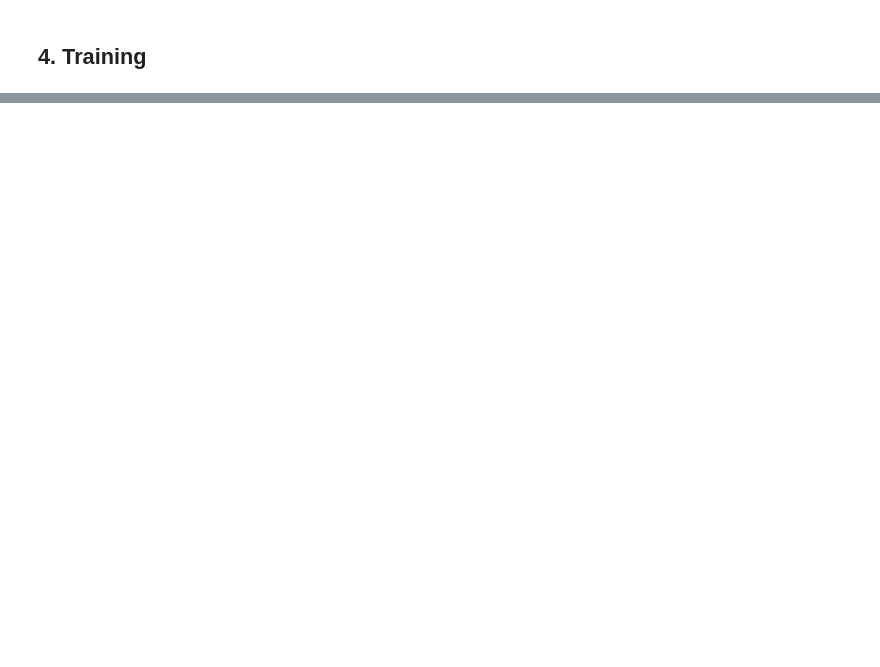
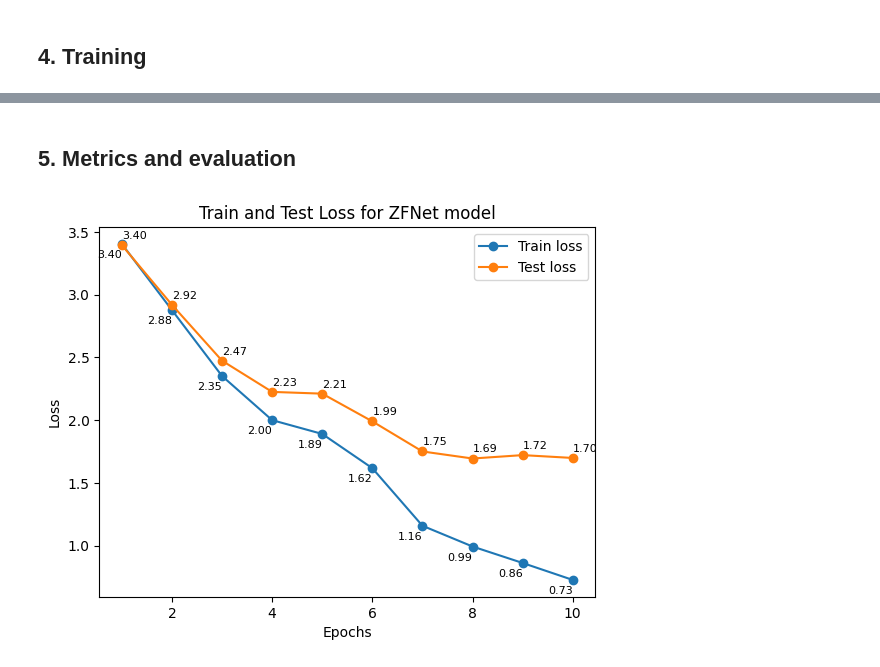
Before and after one commit to sprince0031/UL_Masters, a Jupyter notebook: SEM_2/CS6482-Deep_Reinforcement_Learning/Assignment1/CS6482-Assign1-23007575-23052058.ipynb, the cells around one changed output, grey strips where cells are left out. Drawn from its saved outputs; the diff is of its cells as text; code cells hidden in the pictures; blank space fills up the shorter version.

Commit message:
[Update] v0.8 of assignment done with a working model and preliminary metrics.

```diff
--- a/SEM_2/CS6482-Deep_Reinforcement_Learning/Assignment1/CS6482-Assign1-23007575-23052058.ipynb
+++ b/SEM_2/CS6482-Deep_Reinforcement_Learning/Assignment1/CS6482-Assign1-23007575-23052058.ipynb
@@ -253,22 +203,0 @@ plt.show()
-# %%
-# the resnet34 model
-class Alexnet(nn.Module):
-    def __init__(self, pretrained):
-        super(Alexnet, self).__init__()
-        if pretrained is True:
-            self.model = models.alexnet()
-        else:
-            self.model = models.alexnet(weights=None)
-
-        # change the classification layer
-        self.l0 = nn.Linear(512, len(lb.classes_))
-        self.dropout = nn.Dropout2d(0.4)
-    def forward(self, x):
-        # get the batch size only, ignore (c, h, w)
-        batch, _, _, _ = x.shape
-        x = self.model.features(x)
-        x = F.adaptive_avg_pool2d(x, 1).reshape(batch, -1)
-        x = self.dropout(x)
-        l0 = self.l0(x)
-        return l0
-model = Alexnet(pretrained=True).to(device)
@@ -345,0 +243,3 @@ class AlexNet(nn.Module):
+# %%
+zfnet = ZFNet(num_classes=101).to(device)
+summary(zfnet, (3, 227, 227))
@@ -409,3 +327,10 @@ def train_loop(train_dataloader, test_dataloader, model, loss_fn, optimizer, epo
 
     print("Done training!")
     return train_loss, train_accuracy, test_loss, test_accuracy
+# %%
+# Define the loss function and the optimizer
+loss_fn = nn.CrossEntropyLoss()
+optimizer = torch.optim.Adam(zfnet.parameters(), lr=1e-3)
+
+epochs = 10
+train_loss, train_accuracy, test_loss, test_accuracy = train_loop(train_loader, test_loader, zfnet, loss_fn, optimizer, epochs)
@@ -411,0 +355,2 @@ def train_loop(train_dataloader, test_dataloader, model, loss_fn, optimizer, epo
+# %% [markdown]
+## 5. Metrics and evaluation
@@ -411,0 +407,11 @@ def train_loop(train_dataloader, test_dataloader, model, loss_fn, optimizer, epo
+# %%
+epochRange = range(1, epochs+1)
+# Defining data and plot params
+lossDataList = [(train_loss, {'label': 'Train loss', 'decimalPlaces': 2, 'displayOffset': -0.11, 'ha': 'right'}),
+                (test_loss, {'label': 'Test loss', 'decimalPlaces': 2, 'displayOffset': 0.05, 'ha': 'left'})]
+plotTitle = 'Train and Test Loss for ZFNet model'
+
+# Calling my custom util function to plot loss data
+plotMetrics(lossDataList, epochRange, xlabel='Epochs', ylabel='Loss', title=plotTitle, legend=True)
+# %% [output]
+[figure, added]
```
Also changed, not shown: parts of 33 cells of this notebook, 1 other file.
